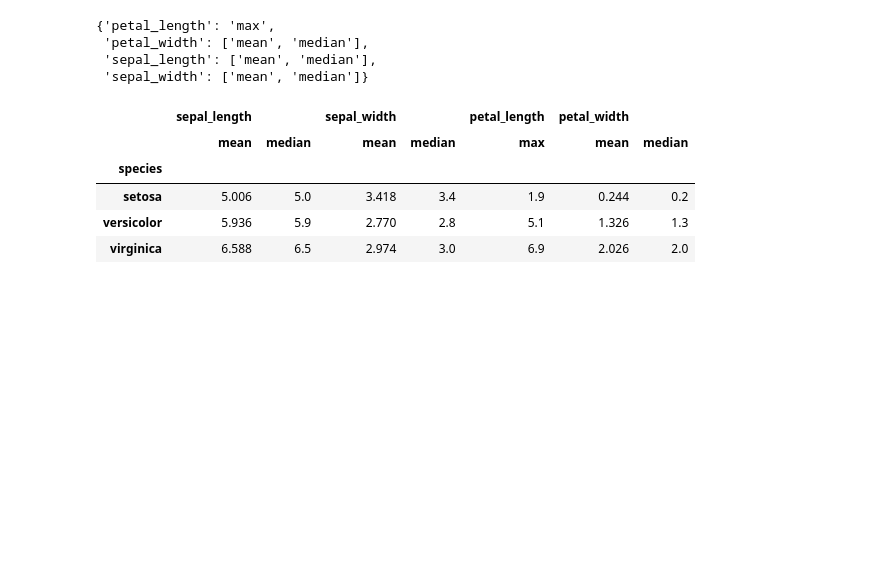
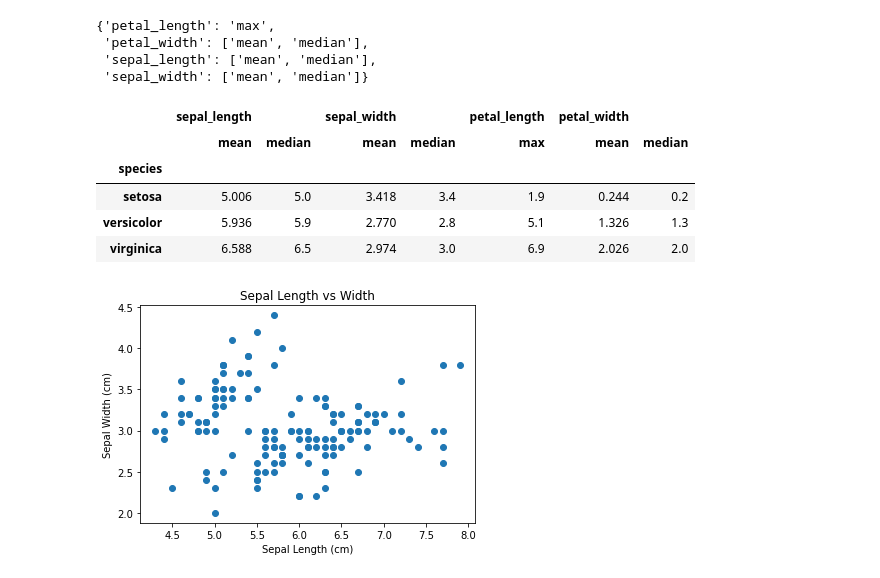
Before and after one commit to MamaMoh/Role_based_login_system, a Jupyter notebook: datacleaning.ipynb, the cells around one changed output. Cells and saved outputs as stored; diff of their text form; code cells hidden in the pictures; blank space fills up the shorter version.

```diff
--- a/datacleaning.ipynb
+++ b/datacleaning.ipynb
@@ -167,0 +172,13 @@ data.groupby('species').agg(agg_dict)
+# %%
+# A simple scatter plot with Matplotlib
+ax = plt.axes()
+
+ax.scatter(data.sepal_length, data.sepal_width)
+
+# Label the axes
+ax.set(xlabel='Sepal Length (cm)',
+       ylabel='Sepal Width (cm)',
+       title='Sepal Length vs Width');
+### END SOLUTION
+# %% [output]
+[figure, added]
```
Also changed, not shown: parts of 9 cells of this notebook.
